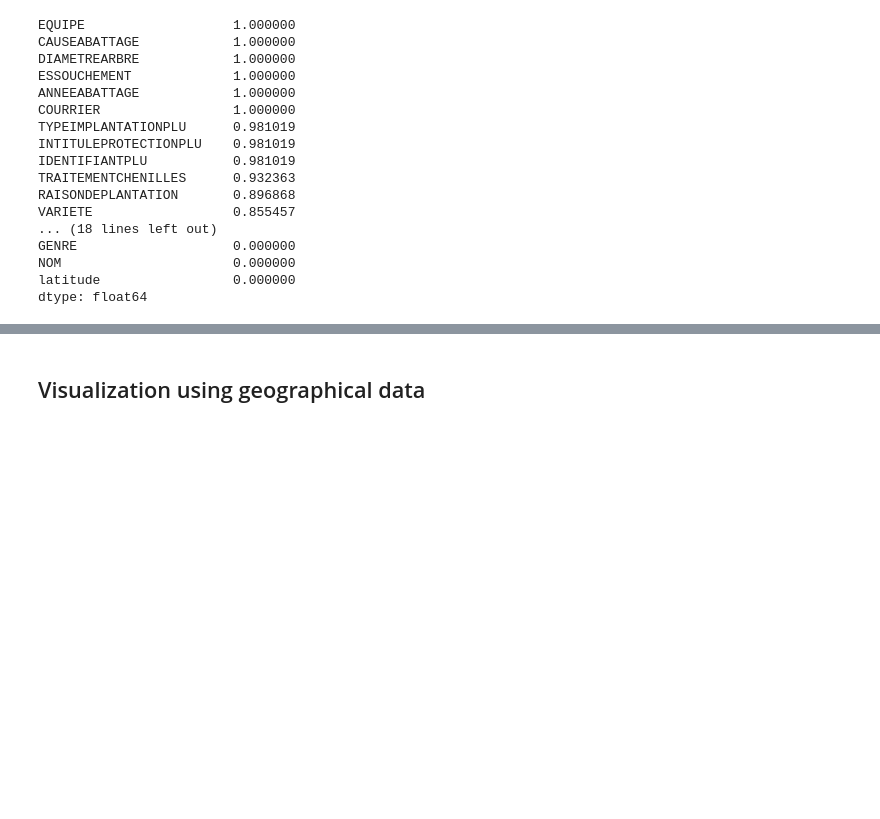
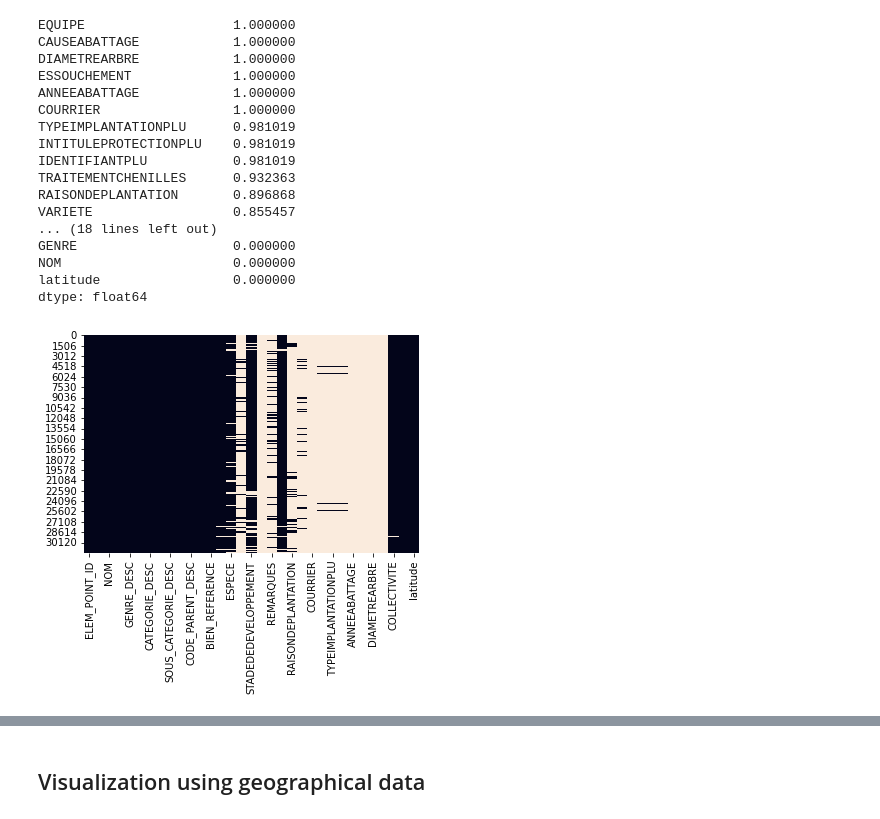
Before and after one commit to RaphaelBouvet/ML_1, a Jupyter notebook: notebooks/Import_Clean.ipynb, the cells around one changed output, grey strips where cells are left out. Cells and saved outputs as stored; diff of their text form; code cells hidden in the pictures; blank space fills up the shorter version.

```diff
--- a/notebooks/Import_Clean.ipynb
+++ b/notebooks/Import_Clean.ipynb
@@ -69,3 +70,7 @@ GENRE                    0.000000
 NOM                      0.000000
 latitude                 0.000000
 dtype: float64
+# %%
+sns.heatmap(df_tree.isnull(), cbar=False);
+# %% [output]
+[figure, added]
```
Also changed, not shown: parts of 14 cells of this notebook, 3 other files.
